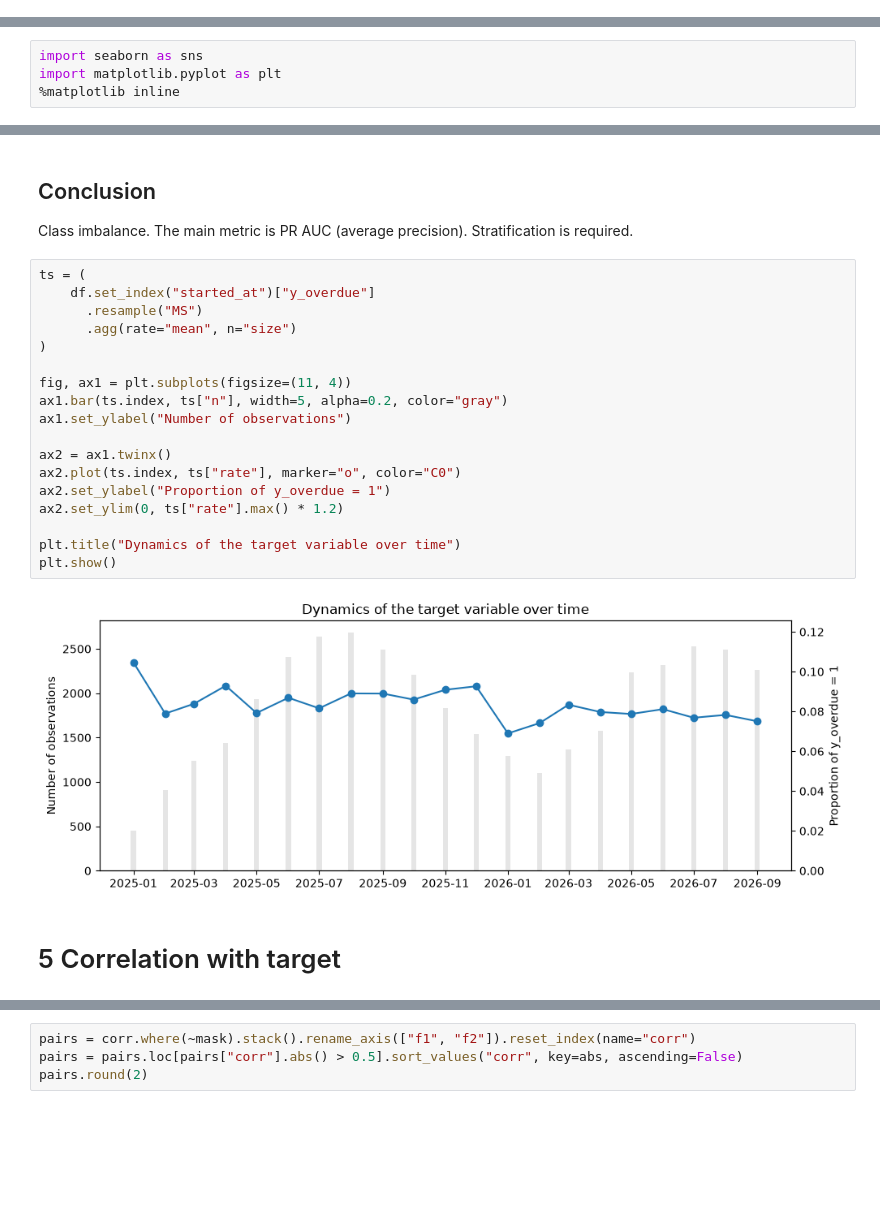
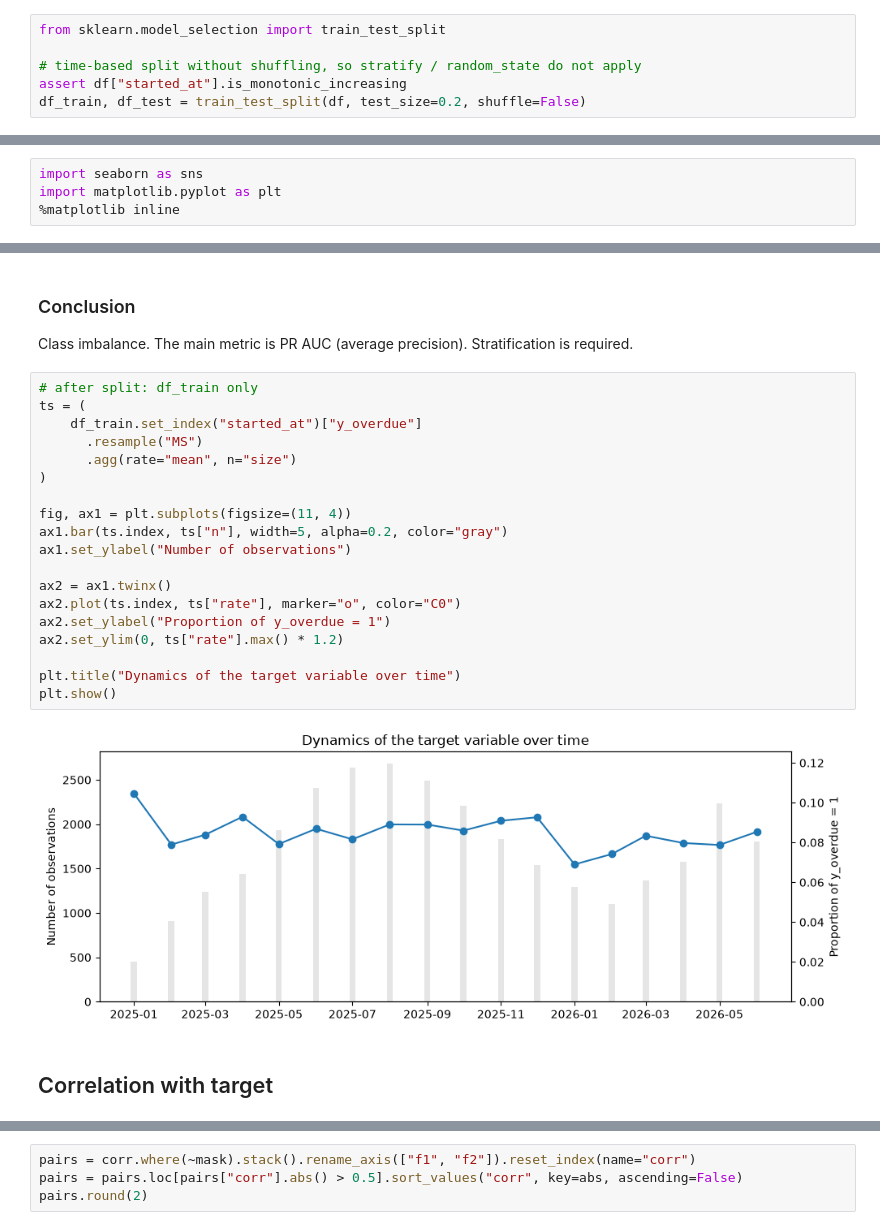
Before and after one commit to kirillrub108/predict-rental-overdue, a Jupyter notebook: main.ipynb, the cells around one changed output, grey strips where cells are left out. Drawn from its saved outputs; the diff is of its cells as text; blank space fills up the shorter version.

```diff
--- a/main.ipynb
+++ b/main.ipynb
@@ -149,0 +157,6 @@ bool_summary
+# %%
+from sklearn.model_selection import train_test_split
+
+# time-based split without shuffling, so stratify / random_state do not apply
+assert df["started_at"].is_monotonic_increasing
+df_train, df_test = train_test_split(df, test_size=0.2, shuffle=False)
@@ -167,28 +190,29 @@ plt.show()
 # %% [markdown]
-## Conclusion
+### Conclusion
 Class imbalance.
 The main metric is PR AUC (average precision).
 Stratification is required.
 # %%
+# after split: df_train only
 ts = (
-    df.set_index("started_at")["y_overdue"]
+    df_train.set_index("started_at")["y_overdue"]
       .resample("MS")
       .agg(rate="mean", n="size")
 )
 
 fig, ax1 = plt.subplots(figsize=(11, 4))
 ax1.bar(ts.index, ts["n"], width=5, alpha=0.2, color="gray")
 ax1.set_ylabel("Number of observations")
 
 ax2 = ax1.twinx()
 ax2.plot(ts.index, ts["rate"], marker="o", color="C0")
 ax2.set_ylabel("Proportion of y_overdue = 1")
 ax2.set_ylim(0, ts["rate"].max() * 1.2)
 
 plt.title("Dynamics of the target variable over time")
 plt.show()
 # %% [output]
-[figure, old version]
+[figure, new version]
 # %% [markdown]
-# 5 Correlation with target
+## Correlation with target
 # %%
```
Also changed, not shown: parts of 39 cells of this notebook.
